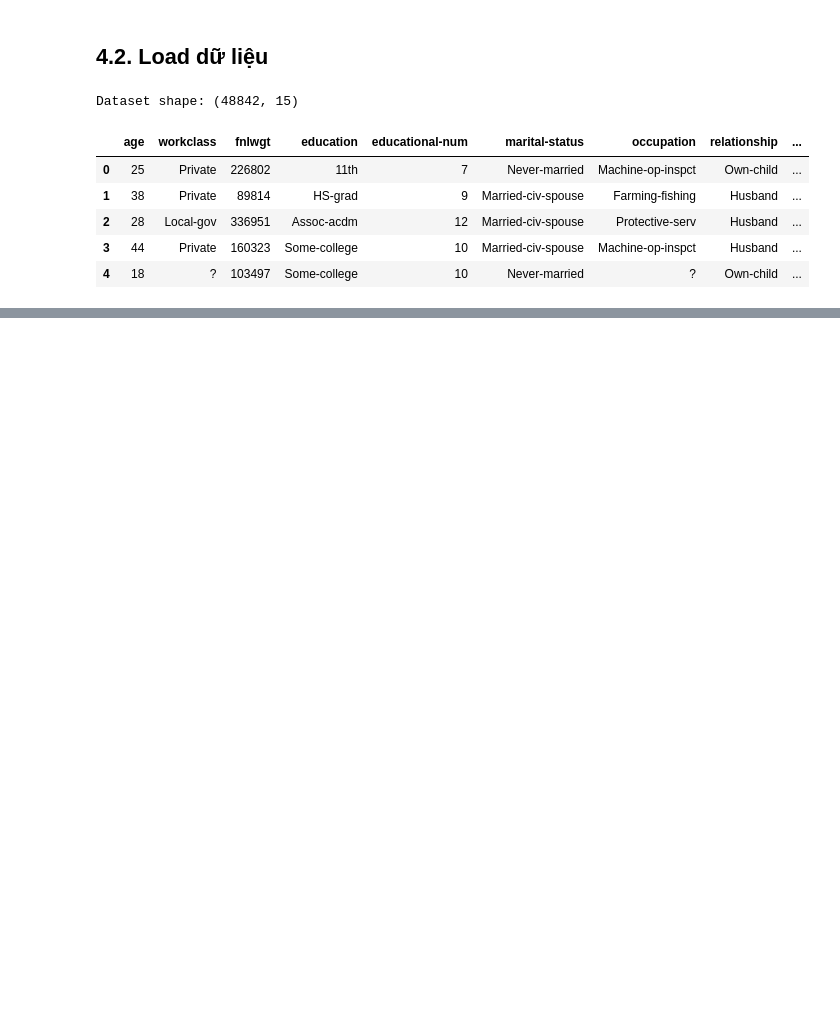
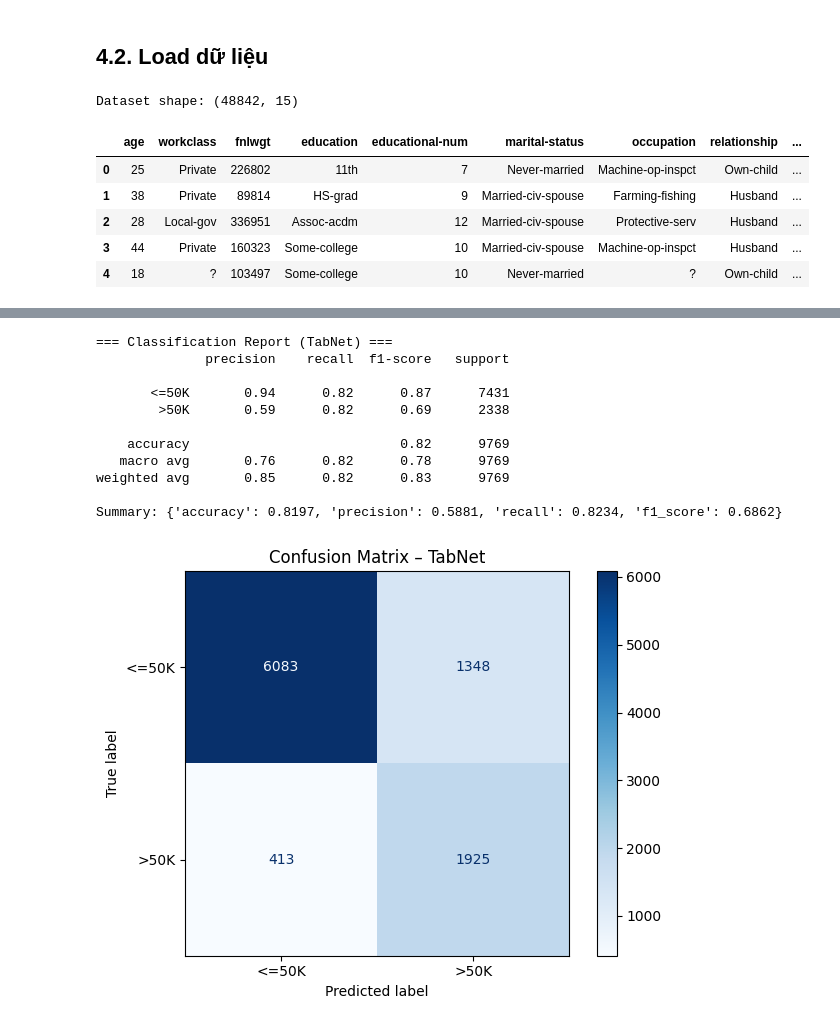
Before and after one commit to Hanne2202/ml-project-group10, a Jupyter notebook: notebooks/04_deep_learning.ipynb, the cells around one changed output, grey strips where cells are left out. Saved outputs shown, nothing was run; the diff lists cells and outputs as text; code cells hidden in the pictures; blank space fills up the shorter version.

```diff
--- a/notebooks/04_deep_learning.ipynb
+++ b/notebooks/04_deep_learning.ipynb
@@ -347,0 +469,37 @@ Summary: {'accuracy': 0.8027, 'precision': 0.5561, 'recall': 0.8708, 'f1_score':
+# %%
+# Cài pytorch-tabnet nếu chưa có
+#!pip install pytorch-tabnet
+
+# 1) Self-supervised pretraining
+tabnet_pretrainer = dl.pretrain_tabnet(
+    prep_tabnet,
+    pretrain_epochs=60,
+    n_d=32,
+    n_a=32,
+    n_steps=3,
+    gamma=1.3,
+    lambda_sparse=1e-3,
+    lr=2e-2,
+    batch_size=256,
+    virtual_batch_size=128,
+    pretraining_ratio=0.8,
+    device=device,
+ )
+
+# 2) Fine-tune classifier từ pretrained weights
+tabnet_model = dl.train_tabnet_model(
+    prep_tabnet,
+    n_d=32,
+    n_a=32,
+    n_steps=3,
+    gamma=1.3,
+    lambda_sparse=1e-3,
+    lr=2e-2,
+    max_epochs=100,
+    patience=10,
+    batch_size=256,
+    virtual_batch_size=128,
+    custom_weights=prep_tabnet['class_weights'],
+    pretrainer=tabnet_pretrainer,
+    device=device,
+ )
@@ -347,0 +525,15 @@ Summary: {'accuracy': 0.8027, 'precision': 0.5561, 'recall': 0.8708, 'f1_score':
+# %%
+metrics_tabnet, _, _, _ = dl.evaluate_tabnet(tabnet_model, prep_tabnet)
+# %% [output]
+=== Classification Report (TabNet) ===
+              precision    recall  f1-score   support
+
+       <=50K       0.94      0.82      0.87      7431
+        >50K       0.59      0.82      0.69      2338
+
+    accuracy                           0.82      9769
+   macro avg       0.76      0.82      0.78      9769
+weighted avg       0.85      0.82      0.83      9769
+
+Summary: {'accuracy': 0.8197, 'precision': 0.5881, 'recall': 0.8234, 'f1_score': 0.6862}
+[figure, added]
```
Also changed, not shown: parts of 48 cells of this notebook, 12 other files.
